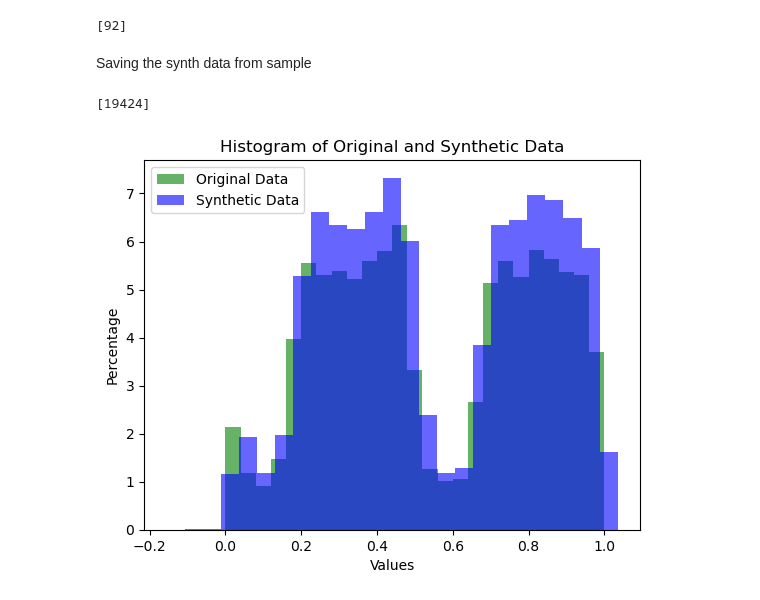
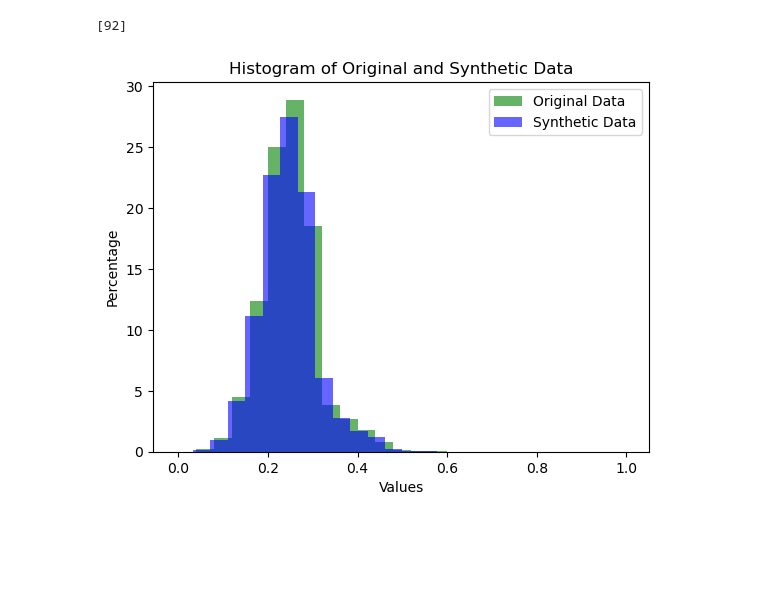
Before and after one commit to MaxIG1/var_auto_for_synth_data, a Jupyter notebook: notebooks/Base_updated_data.ipynb, the cells around one changed output. Saved outputs shown, nothing was run; the diff lists cells and outputs as text; code cells hidden in the pictures; blank space fills up the shorter version.

```diff
--- a/notebooks/Base_updated_data.ipynb
+++ b/notebooks/Base_updated_data.ipynb
@@ -19,5 +20,5 @@ from scipy.special import rel_entr
 # %%
-train_data = pd.read_csv("../data/interim/cut_data.csv")
+train_data = pd.read_csv("../data/interim/split/sorted_train_data_mm.csv")
 test_data = pd.read_csv("../data/interim/split/sorted_test_data_mm.csv")
 val_data = pd.read_csv("../data/interim/split/sorted_val_data_mm.csv")
 # %%
@@ -76,11 +95,3 @@ decoder.summary()
-# %%
- def get_config(self):
-        config = super(VAE, self).get_config()
-        config.update({
-            'encoder': self.encoder,
-            'decoder': self.decoder,
-        })
-        return config
 # %%
 class VAE(keras.Model):
     def __init__(self, encoder, decoder, **kwargs):
@@ -236,11 +247,11 @@ class VAE(keras.Model):
 vae = VAE(encoder, decoder)
 vae.compile(optimizer=keras.optimizers.Adam())
 # %%
-# early_stopping_callback = EarlyStopping(
-#     monitor='val_loss',  # Monitoring validation loss
-#     patience=5,  # Number of epochs with no improvement after which training will be stopped
-#     restore_best_weights=True  # Restore weights to the best model observed during training
-# )
+early_stopping_callback = EarlyStopping(
+    monitor='val_loss',  # Monitoring validation loss
+    patience=5,  # Number of epochs with no improvement after which training will be stopped
+    restore_best_weights=True  # Restore weights to the best model observed during training
+)
 
 # # Define the directory to save the model
 # model_dir = "saved_model/"
@@ -253,13 +264,13 @@ vae.compile(optimizer=keras.optimizers.Adam())
 # #     filepath=model_dir, save_best_only=True, monitor="val_loss", mode="min"
 # # )
 # #tensorboard_callback
-# call_back_list = [early_stopping_callback]
+call_back_list = [early_stopping_callback]
 
 hist = vae.fit(
     train_data_array,
-    epochs=1,
+    epochs=100,
     batch_size=32,
-    # validation_data=(val_data_array, None),
-    # callbacks=call_back_list,
+    validation_data=(val_data_array, None),
+    callbacks=call_back_list,
 )
 # %% [output]
@@ -299,23 +317,8 @@ synthetic_data_from_data.to_csv("../data/interim/synthdata_from_data.csv", index
 # %% [output]
 [92]
-# %% [markdown]
-Saving the synth data from sample
-# %%
-binary_predictions_from_sample = (generated_data_class_from_sample >= 0.5).astype(int)
-print(sum(binary_predictions_from_sample))
-
-# Create DataFrame with synthetic data
-synthetic_data_from_sample = pd.DataFrame(
-    generated_data_cont_from_sample, columns=train_data.columns[:-1]
-)
-# Add binary_predictions as an additional column
-synthetic_data_from_sample["Class"] = binary_predictions_from_sample
-synthetic_data_from_sample.to_csv("../data/interim/synthdata_from_sample.csv", index=False)
-# %% [output]
-[19424]
 # %%
 # Assuming iris_array is the NumPy array you obtained from the Pandas DataFrame
-colum_num = 0
+colum_num = 4
 original_column = train_data_array[:, colum_num]
 
 synth_column = generated_data_cont_from_data[:, colum_num]
@@ -327,33 +330,33 @@ percentage_original = (original_column / total_points_original) * 100
 # Calculate the percentage for synth_column
 total_points_synth = len(synth_column)
 percentage_synth = (synth_column / total_points_synth) * 100
 
 # Plot histograms
 plt.hist(
     original_column,
     bins=25,
     color="g",
     alpha=0.6,
     weights=np.ones_like(original_column) / total_points_original * 100,
     label="Original Data",
 )
 
 plt.hist(
     synth_column,
     bins=25,
     color="b",
     alpha=0.6,
     weights=np.ones_like(synth_column) / total_points_synth * 100,
     label="Synthetic Data",
 )
 
 plt.title("Histogram of Original and Synthetic Data")
 plt.xlabel("Values")
 plt.ylabel("Percentage")
 plt.legend()
 
 plt.show()
 # %% [output]
-[figure, old version]
+[figure, new version]
 # %%
 # For each feature, create a histogram for the real and synthetic data
```
Also changed, not shown: parts of 11 cells of this notebook, 1 other file.
